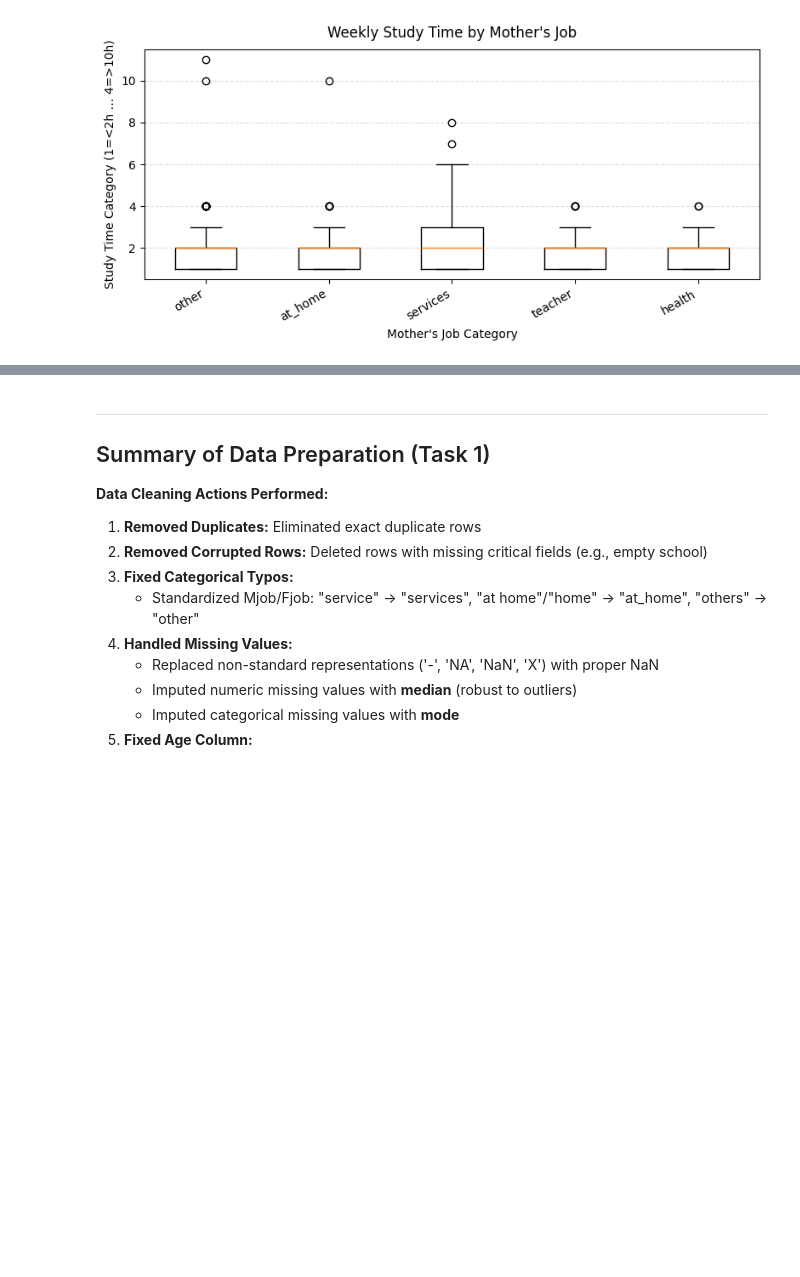
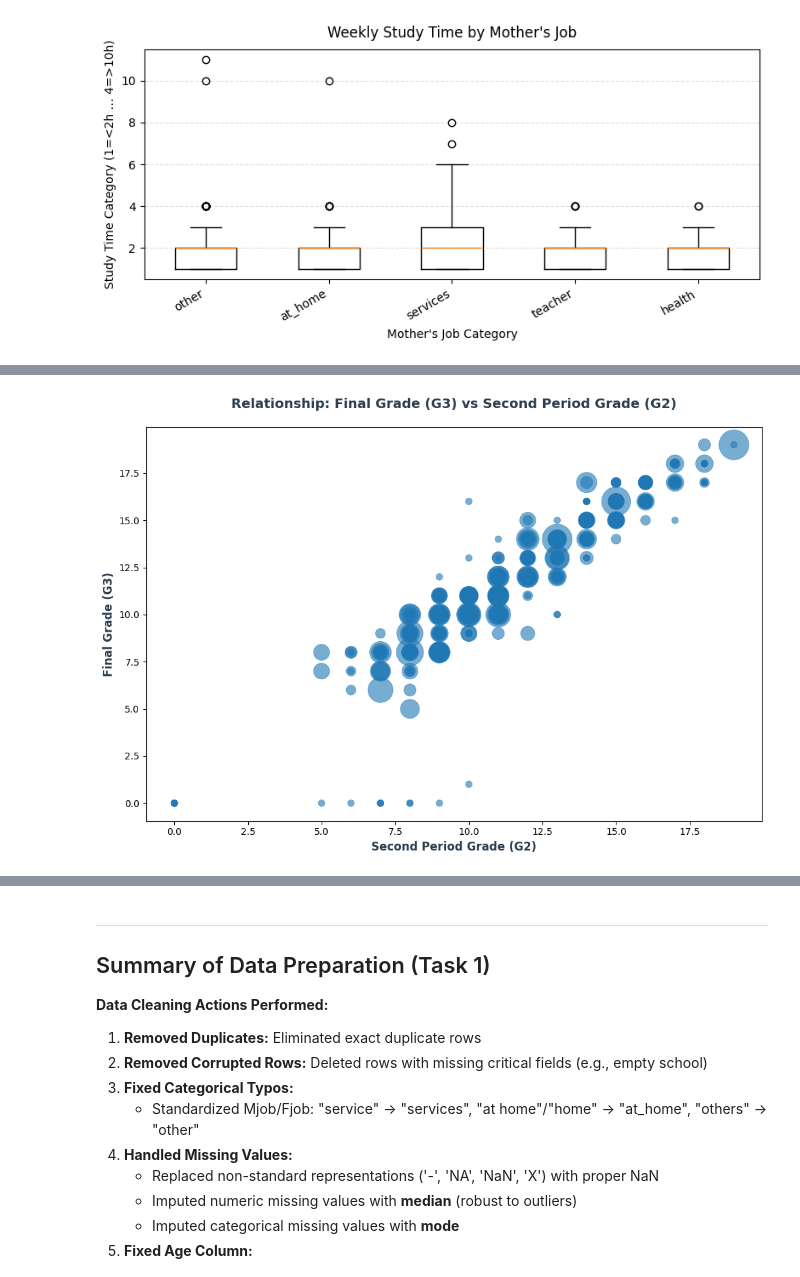
Before and after one commit to Cullen179/Practical-Data-Science, a Jupyter notebook: A1/assignment1_TEMPLATE.ipynb, the cells around one changed output, grey strips where cells are left out. Drawn from its saved outputs; the diff is of its cells as text; code cells hidden in the pictures; blank space fills up the shorter version.

```diff
--- a/A1/assignment1_TEMPLATE.ipynb
+++ b/A1/assignment1_TEMPLATE.ipynb
@@ -942,0 +738,35 @@ print("\n✓ Categorical distributions appear reasonable")
+# %%
+# Modern scatter plot with improved visibility for G2 vs G3 relationship
+# Filter out NaN values
+x = df['G2']
+y = df['G3']
+sizes = df['absences']
+
+# Create figure with better sizing
+fig, ax = plt.subplots(figsize=(10, 7))
+
+# Create scatter plot with color gradient based on absences
+scatter = ax.scatter(x, y,
+                    s=sizes * 30 + 50,  # Adjusted size for better visibility
+                    # c=sizes,  # Color based on absences
+                    cmap='YlOrRd',  # Yellow-Orange-Red colormap
+                    alpha=0.6,
+
+                    linewidth=0.5)
+
+
+# # Colorbar with better styling
+# cbar = plt.colorbar(scatter, ax=ax)
+# cbar.set_label('Number of Absences', fontsize=11, fontweight='bold', color='#2c3e50')
+# cbar.ax.tick_params(labelsize=10)
+
+# Styling
+ax.set_title("Relationship: Final Grade (G3) vs Second Period Grade (G2)",
+             fontsize=14, fontweight='bold', color='#2c3e50', pad=20)
+ax.set_xlabel("Second Period Grade (G2)", fontsize=12, fontweight='bold', color='#2c3e50')
+ax.set_ylabel("Final Grade (G3)", fontsize=12, fontweight='bold', color='#2c3e50')
+
+plt.tight_layout()
+plt.show()
+# %% [output]
+[figure, added]
```
Also changed, not shown: parts of 35 cells of this notebook, 23 other files.
